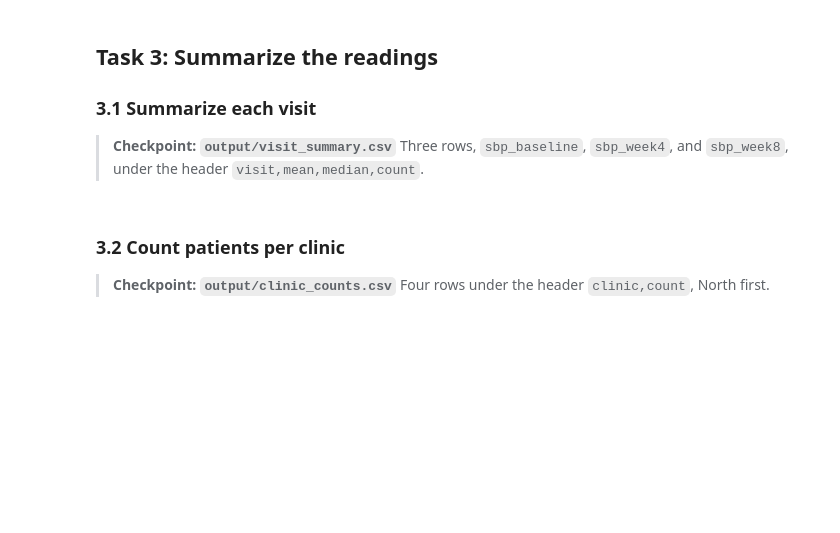
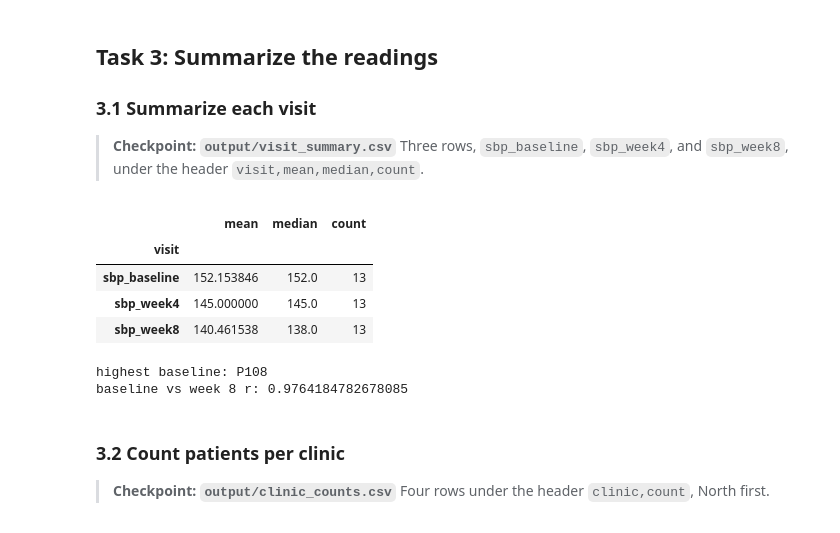
Before and after one commit to starlette-khim/ds217-26f-04, a Jupyter notebook: assignment.ipynb, the cells around one changed output. Saved outputs shown, nothing was run; the diff lists cells and outputs as text; code cells hidden in the pictures; blank space fills up the shorter version.

```diff
--- a/assignment.ipynb
+++ b/assignment.ipynb
@@ -146,17 +146,39 @@ Name: P104, dtype: object
 # %%
 readings = bp[["sbp_baseline", "sbp_week4", "sbp_week8"]]
 
-visit_summary = None  # TODO: a DataFrame with the columns mean, median, and count, one row per visit
+# TODO: a DataFrame with the columns mean, median, and count, one row per visit
+
+visit_summary = pd.DataFrame({
+    "mean": readings.mean(),
+    "median": readings.median(),
+    "count": readings.count()
+})
 # TODO: name the index visit
+visit_summary.index.name="visit"
 
 display(visit_summary)
 
-highest_baseline = None  # TODO: the patient_id with the highest sbp_baseline
-baseline_week8_r = None  # TODO: the correlation of sbp_baseline with sbp_week8
+# TODO: the patient_id with the highest sbp_baseline
+highest_baseline = bp["sbp_baseline"].idxmax()
+
+# TODO: the correlation of sbp_baseline with sbp_week8
+baseline_week8_r = bp["sbp_baseline"].corr(bp["sbp_week8"])
+
+
+
 print("highest baseline:", highest_baseline)
 print("baseline vs week 8 r:", baseline_week8_r)
 
 # TODO: save visit_summary to SUMMARY_PATH, keeping its visit index
+visit_summary.to_csv(SUMMARY_PATH)
+# %% [output]
+|  | mean | median | count |
+| visit |  |  |  |
+| sbp_baseline | 152.153846 | 152.0 | 13 |
+| sbp_week4 | 145.000000 | 145.0 | 13 |
+| sbp_week8 | 140.461538 | 138.0 | 13 |
+highest baseline: P108
+baseline vs week 8 r: 0.9764184782678085
 # %% [markdown]
 ### 3.2 Count patients per clinic
 
```
Also changed, not shown: parts of 6 cells of this notebook, 5 other files.
